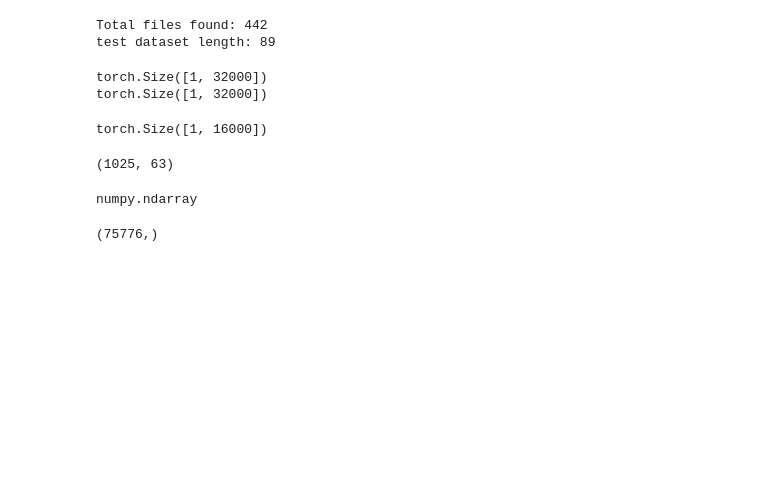
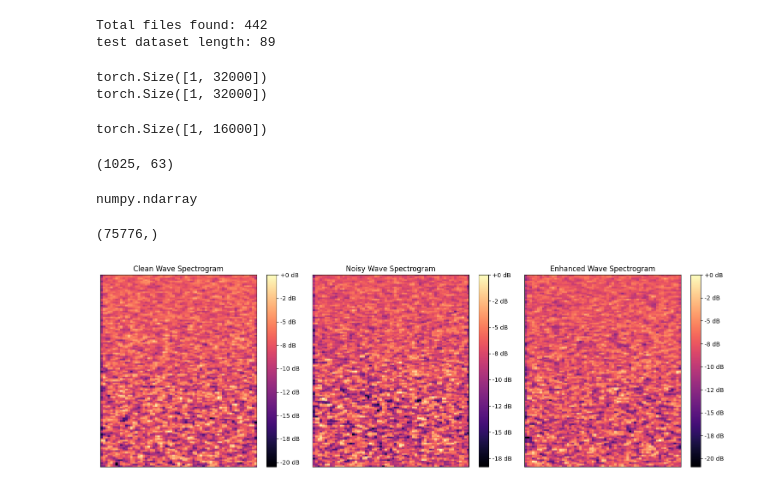
Before and after one commit to parasharharsh16/Speech-Enhancement-using-Diffusion, a Jupyter notebook: exp.ipynb, the cells around one changed output. Saved outputs shown, nothing was run; the diff lists cells and outputs as text; code cells hidden in the pictures; blank space fills up the shorter version.

```diff
--- a/exp.ipynb
+++ b/exp.ipynb
@@ -125,3 +125,41 @@ waveform_regenerate = librosa.istft(magnitude * phase, hop_length=hop_length)
 waveform_regenerate.shape
 # %% [output]
 (75776,)
+# %%
+# Function to plot spectrograms
+def plot_spectrograms(clean_wave, noisy_wave, enhanced_wave, sr=16000):
+    plt.figure(figsize=(15, 5))
+
+    # Clean wave spectrogram
+    plt.subplot(1, 3, 1)
+    clean_spec = librosa.feature.melspectrogram(y=clean_wave, sr=sr)
+    librosa.display.specshow(librosa.power_to_db(clean_spec, ref=np.max), sr=sr)
+    plt.colorbar(format='%+2.0f dB')
+    plt.title('Clean Wave Spectrogram')
+
+    # Noisy wave spectrogram
+    plt.subplot(1, 3, 2)
+    noisy_spec = librosa.feature.melspectrogram(y=noisy_wave, sr=sr)
+    librosa.display.specshow(librosa.power_to_db(noisy_spec, ref=np.max), sr=sr)
+    plt.colorbar(format='%+2.0f dB')
+    plt.title('Noisy Wave Spectrogram')
+
+    # Enhanced wave spectrogram
+    plt.subplot(1, 3, 3)
+    enhanced_spec = librosa.feature.melspectrogram(y=enhanced_wave, sr=sr)
+    librosa.display.specshow(librosa.power_to_db(enhanced_spec, ref=np.max), sr=sr)
+    plt.colorbar(format='%+2.0f dB')
+    plt.title('Enhanced Wave Spectrogram')
+
+    plt.tight_layout()
+    plt.show()
+# %%
+# Example waves (replace with your own)
+clean_wave = np.random.randn(32000)  # Example clean wave (random)
+noisy_wave = np.random.randn(32000)  # Example noisy wave (random)
+enhanced_wave = np.random.randn(32000)  # Example enhanced wave (random)
+
+# Plot the spectrograms
+plot_spectrograms(clean_wave, noisy_wave, enhanced_wave, sr=16000)
+# %% [output]
+[figure, added]
```
Also changed, not shown: 19 other files.
